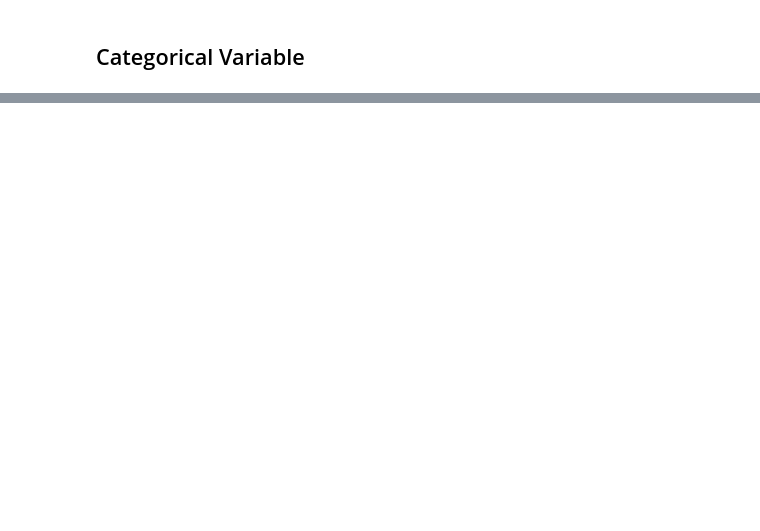
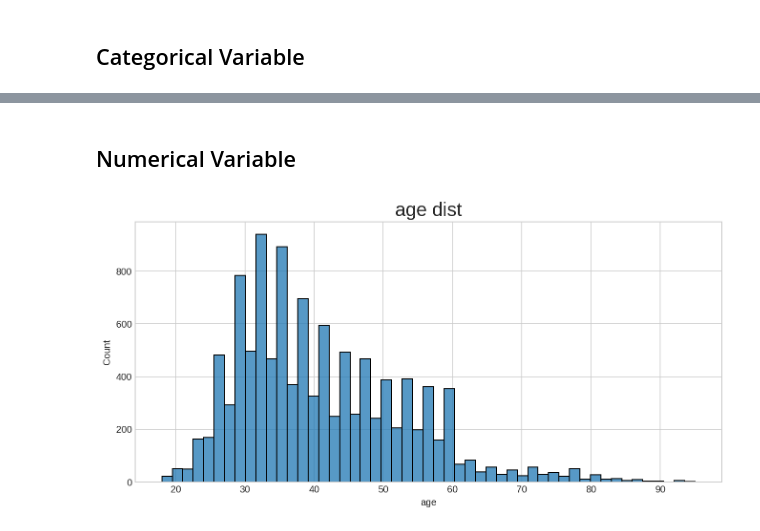
Before and after one commit to jaaaamj0711/kaggle_study, a Jupyter notebook: Bank Marketing/EDA.ipynb, the cells around one changed output, grey strips where cells are left out. Drawn from its saved outputs; the diff is of its cells as text; code cells hidden in the pictures; blank space fills up the shorter version.

```diff
--- a/Bank Marketing/EDA.ipynb
+++ b/Bank Marketing/EDA.ipynb
@@ -111,0 +115,12 @@ bar_plot("deposit")
+# %% [markdown]
+## Numerical Variable
+# %%
+def hist_plot(columns):
+  plt.figure(figsize=(11, 5))
+  sns.histplot(data[columns])
+  plt.title(columns + " dist", fontsize=20)
+  plt.show()
+# %%
+hist_plot('age')
+# %% [output]
+[figure, added]
```
Also changed, not shown: parts of 32 cells of this notebook.
